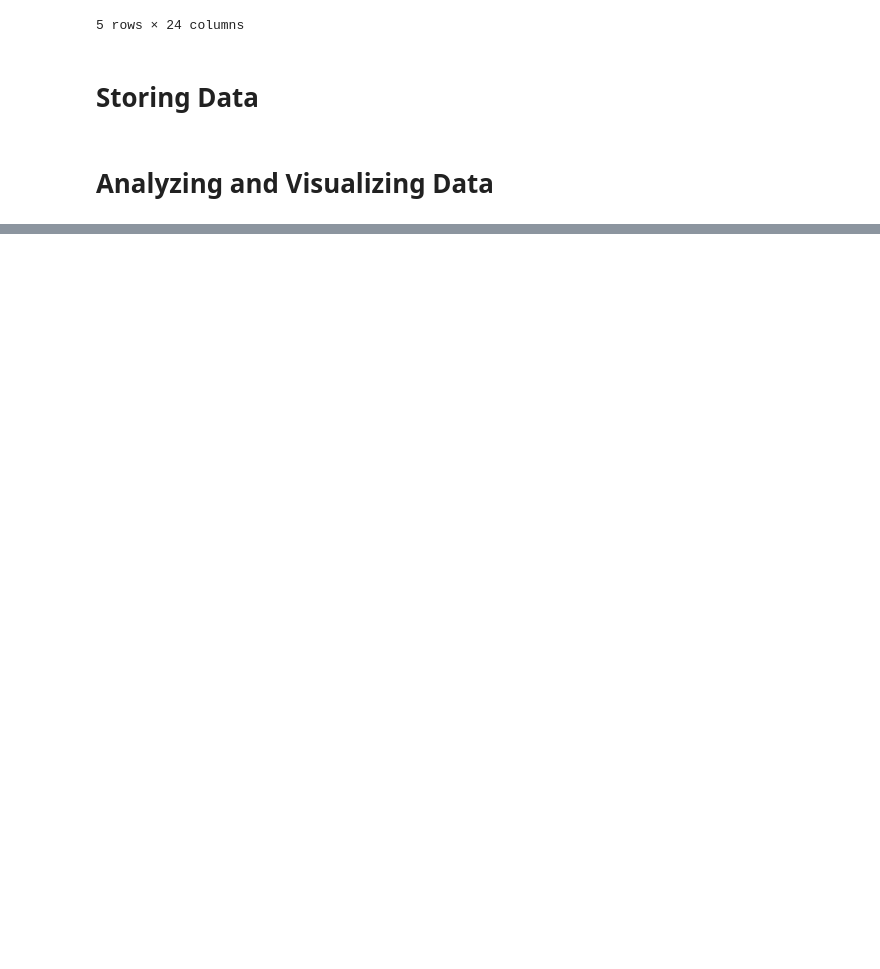
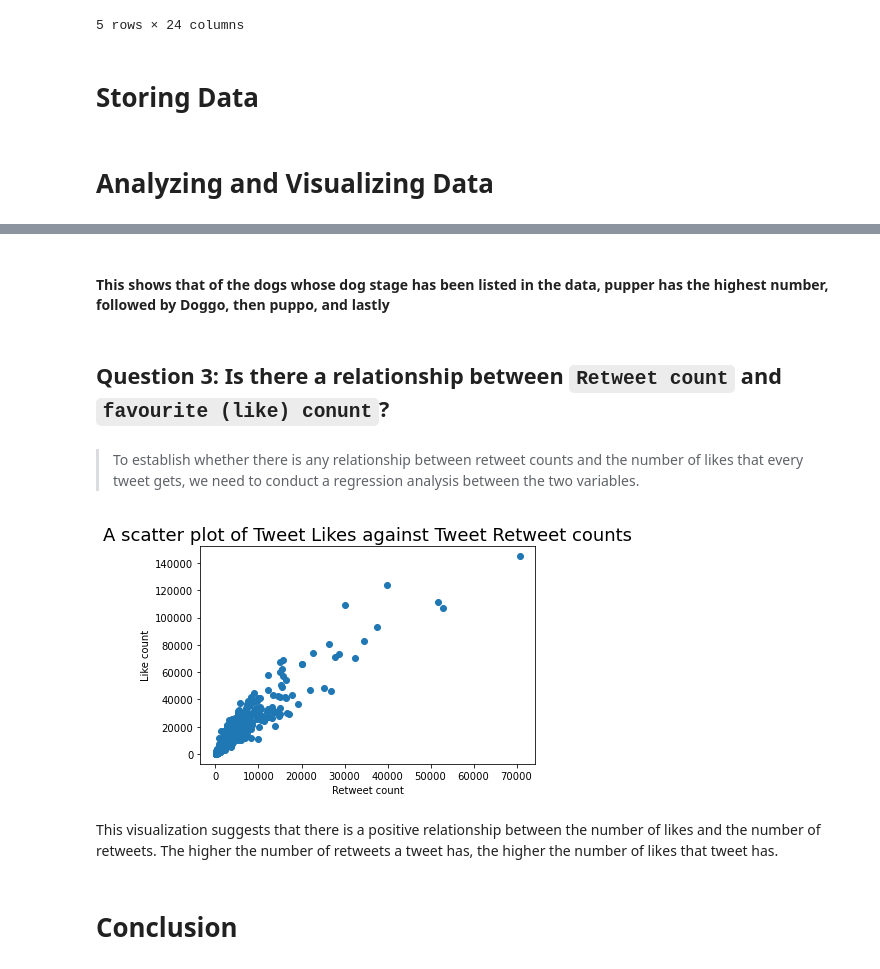
Before and after one commit to Kevson1/Twitter-archive, a Jupyter notebook: wrangle_act.ipynb, the cells around one changed output, grey strips where cells are left out. Cells and saved outputs as stored; diff of their text form; code cells hidden in the pictures; blank space fills up the shorter version.

Commit message:
Edits the conclusion section of the notebook

```diff
--- a/wrangle_act.ipynb
+++ b/wrangle_act.ipynb
@@ -1050,0 +1037,21 @@ Text(0.5, 1.0, 'Percentage of recorded dog-stages')
+# %% [markdown]
+#### This shows that of the dogs whose dog stage has been listed in the data, pupper has the highest number, followed by Doggo, then puppo, and lastly
+# %% [markdown]
+## Question 3: Is there a relationship between `Retweet count` and `favourite (like) conunt`?
+# %% [markdown]
+> To establish whether there is any relationship between retweet counts and the number of likes that every tweet gets, we need to conduct a regression analysis between the two variables.
+# %%
+retweets = df_clean.retweet_count
+likes = df_clean.favorite_count
+plt.scatter(retweets, likes)
+plt.title('A scatter plot of Tweet Likes against Tweet Retweet counts', fontsize=18)
+plt.xlabel('Retweet count', fontsize = 10)
+plt.ylabel('Like count', fontsize = 10);
+# %% [output]
+[figure, added]
+# %% [markdown]
+This visualization suggests that there is a positive relationship between the number of likes and the number of retweets. The higher the number of retweets a tweet has, the higher the number of likes that tweet has.
+# %% [markdown]
+<a id="conclusion"></a>
+
+# Conclusion
```
Also changed, not shown: parts of 120 cells of this notebook.
